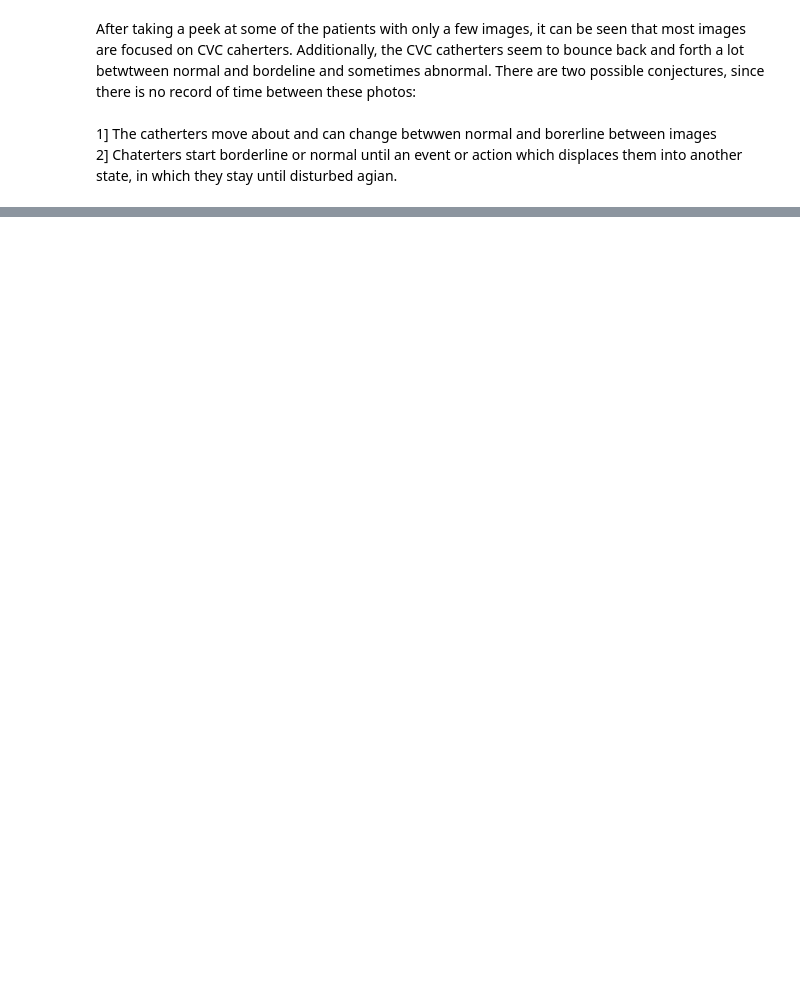
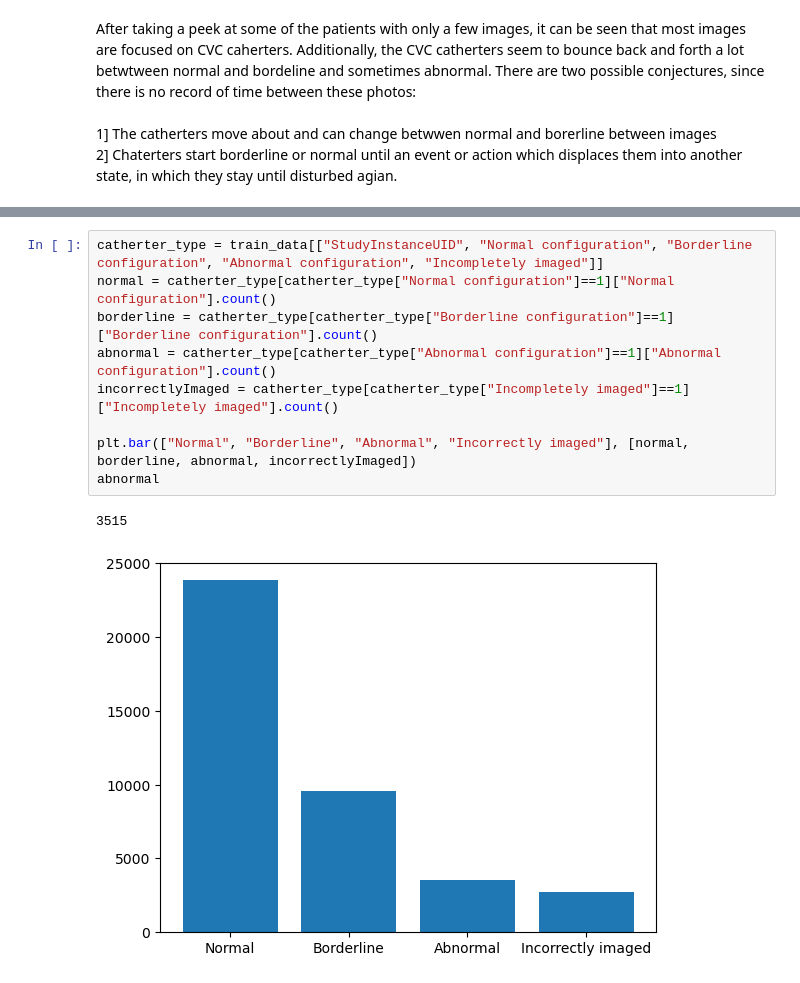
Before and after one commit to Ethan3491/ADS2002-Project, a Jupyter notebook: Russell EDA.ipynb, the cells around one changed output, grey strips where cells are left out. Drawn from its saved outputs; the diff is of its cells as text; blank space fills up the shorter version.

```diff
--- a/Russell EDA.ipynb
+++ b/Russell EDA.ipynb
@@ -202,0 +238,12 @@ After taking a peek at some of the patients with only a few images, it can be se
+# %%
+catherter_type = train_data[["StudyInstanceUID", "Normal configuration", "Borderline configuration", "Abnormal configuration", "Incompletely imaged"]]
+normal = catherter_type[catherter_type["Normal configuration"]==1]["Normal configuration"].count()
+borderline = catherter_type[catherter_type["Borderline configuration"]==1]["Borderline configuration"].count()
+abnormal = catherter_type[catherter_type["Abnormal configuration"]==1]["Abnormal configuration"].count()
+incorrectlyImaged = catherter_type[catherter_type["Incompletely imaged"]==1]["Incompletely imaged"].count()
+
+plt.bar(["Normal", "Borderline", "Abnormal", "Incorrectly imaged"], [normal, borderline, abnormal, incorrectlyImaged])
+abnormal
+# %% [output]
+3515
+[figure, added]
```
Also changed, not shown: parts of 13 cells of this notebook.
